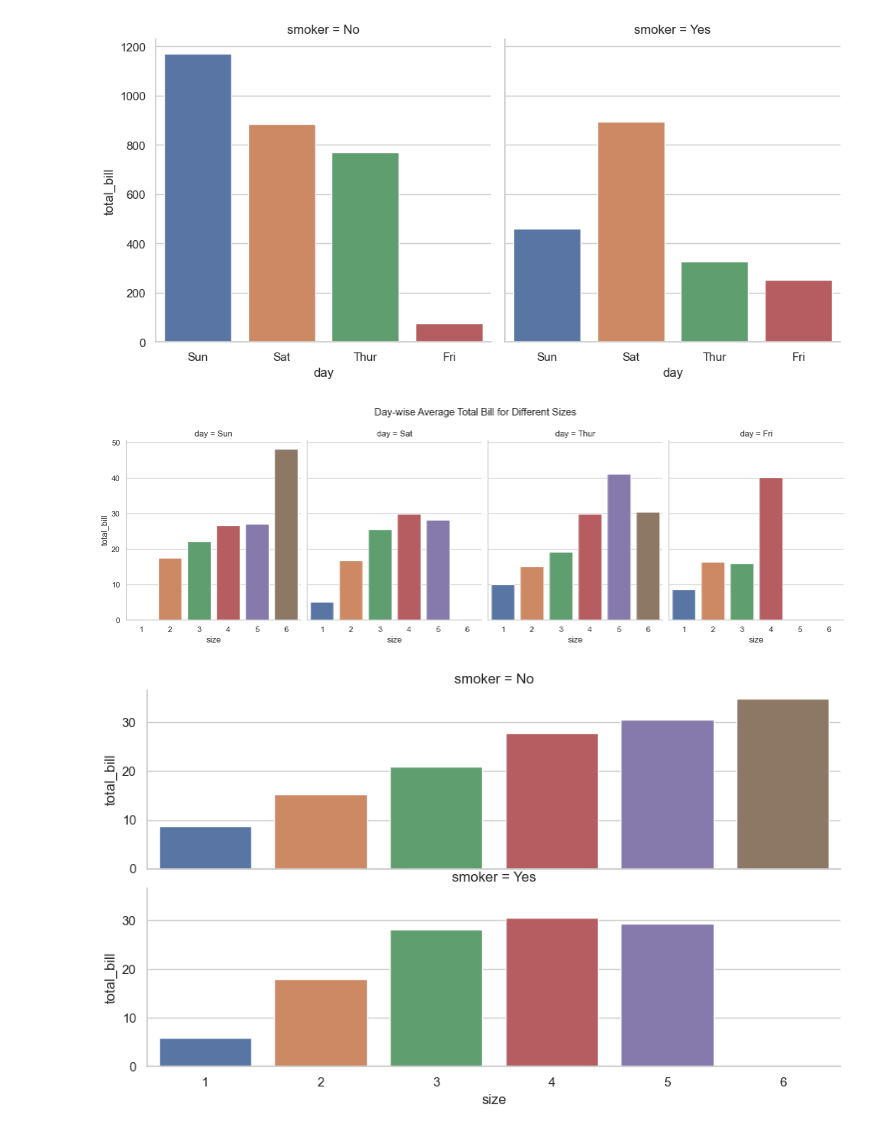
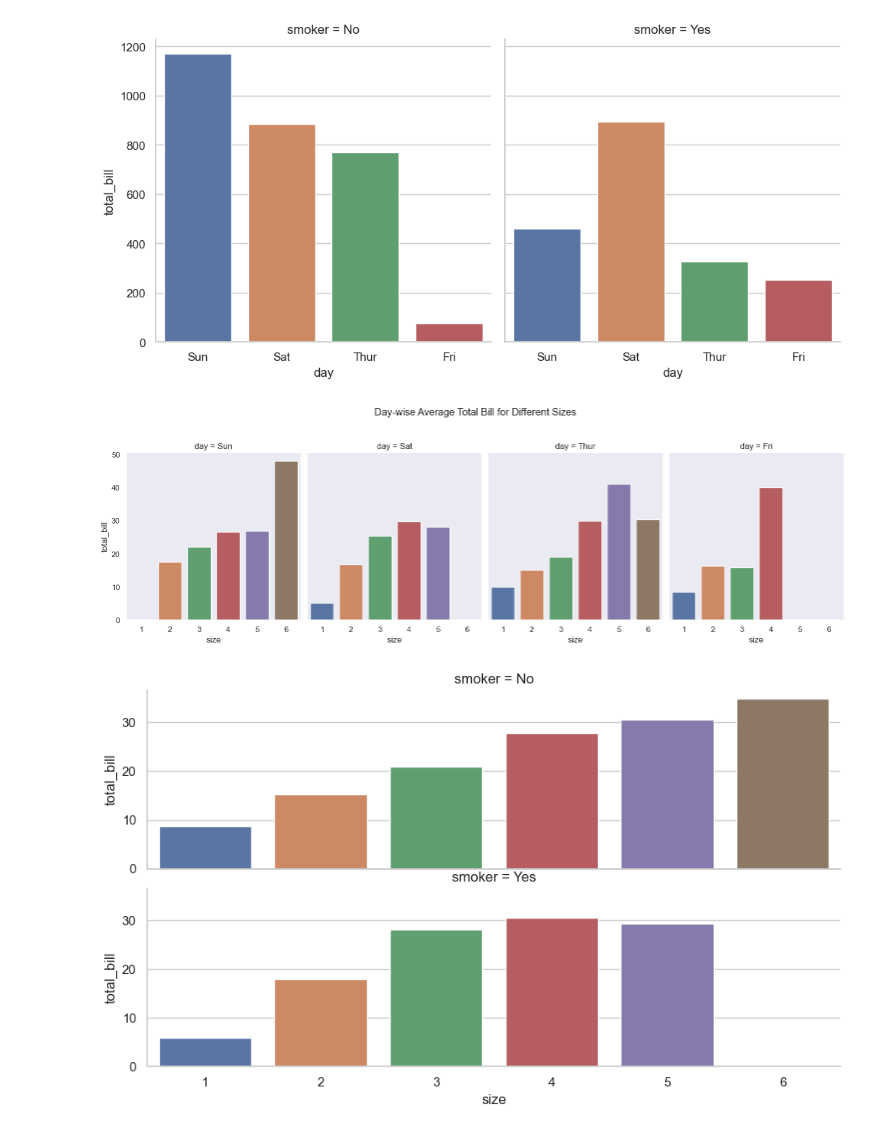
Before and after one commit to srikanthpragada/ds_22_jan_2024, a Jupyter notebook: plots/seaborn_demo.ipynb, the cells around one changed output. Cells and saved outputs as stored; diff of their text form; code cells hidden in the pictures.

```diff
--- a/plots/seaborn_demo.ipynb
+++ b/plots/seaborn_demo.ipynb
@@ -54,7 +54,7 @@ sns.countplot(x="day",data = tips, hue="sex")
 [figure]
 # %%
 # plt.figure(figsize=(15,6))
-sns.set(style="whitegrid")
+#sns.set(style="whitegrid")
 sns.countplot(x="smoker",data = tips, hue="day")
 # %% [output]
 <Axes: xlabel='smoker', ylabel='count'>
@@ -93,11 +93,11 @@ sns.catplot(x="day",y="total_bill",data=tips, col="smoker", kind='bar', errorbar
 # %%
 # Figure level API
 ax = sns.catplot(x="size",y="total_bill",data=tips, col="day", kind='bar', errorbar=('ci', False))
 ax.fig.suptitle("Day-wise Average Total Bill for Different Sizes")
 ax.fig.set_size_inches(15,5)
-ax.fig.subplots_adjust(top=.85)
+ax.fig.subplots_adjust(top=.80)
 # %% [output]
-[figure, old version]
+[figure, new version]
 # %%
 ax = sns.catplot(x="size",y="total_bill",data=tips, row="smoker", kind='bar', errorbar=('ci', False))
 plt.gcf().set_size_inches(10,5)
```
Also changed, not shown: parts of 3 cells of this notebook.
